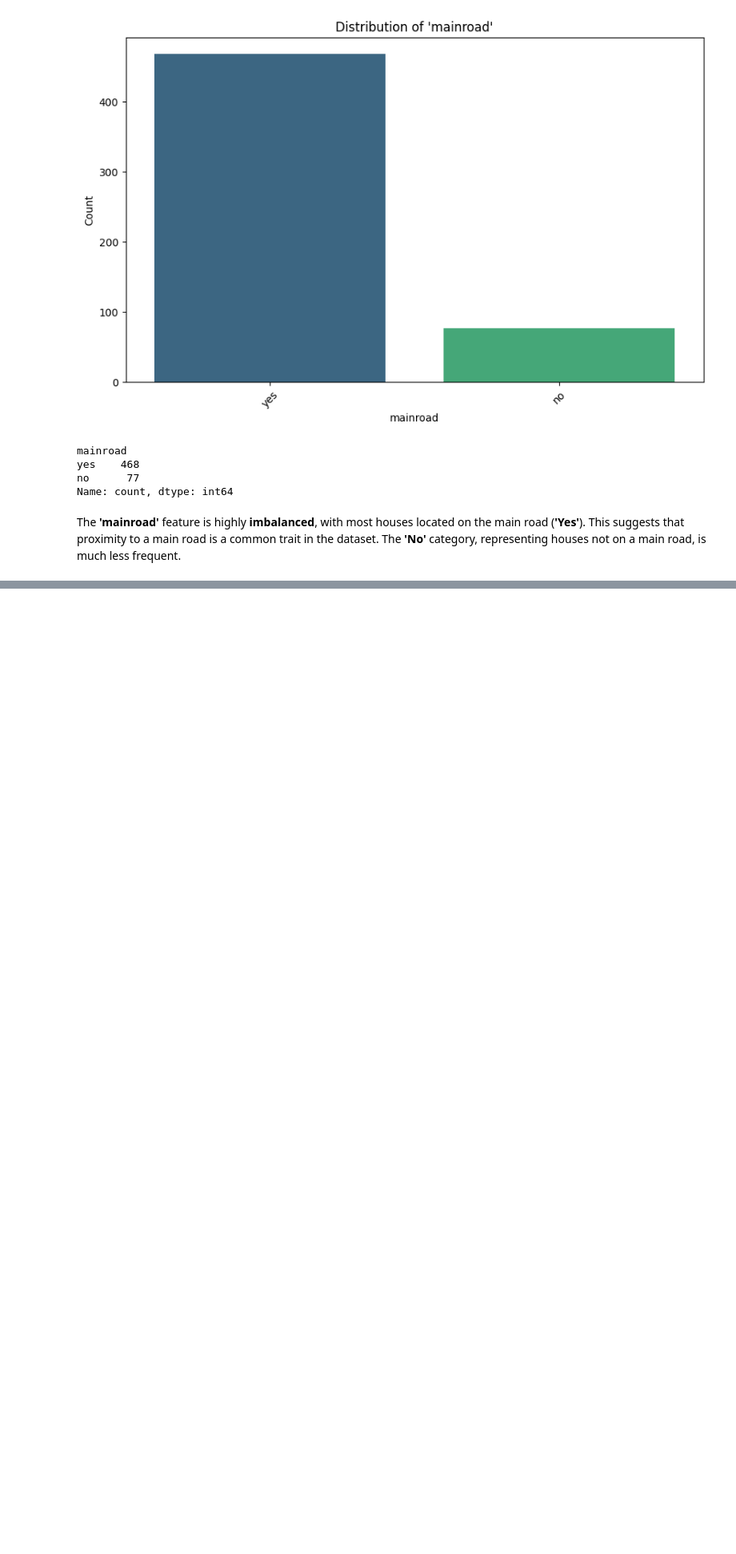
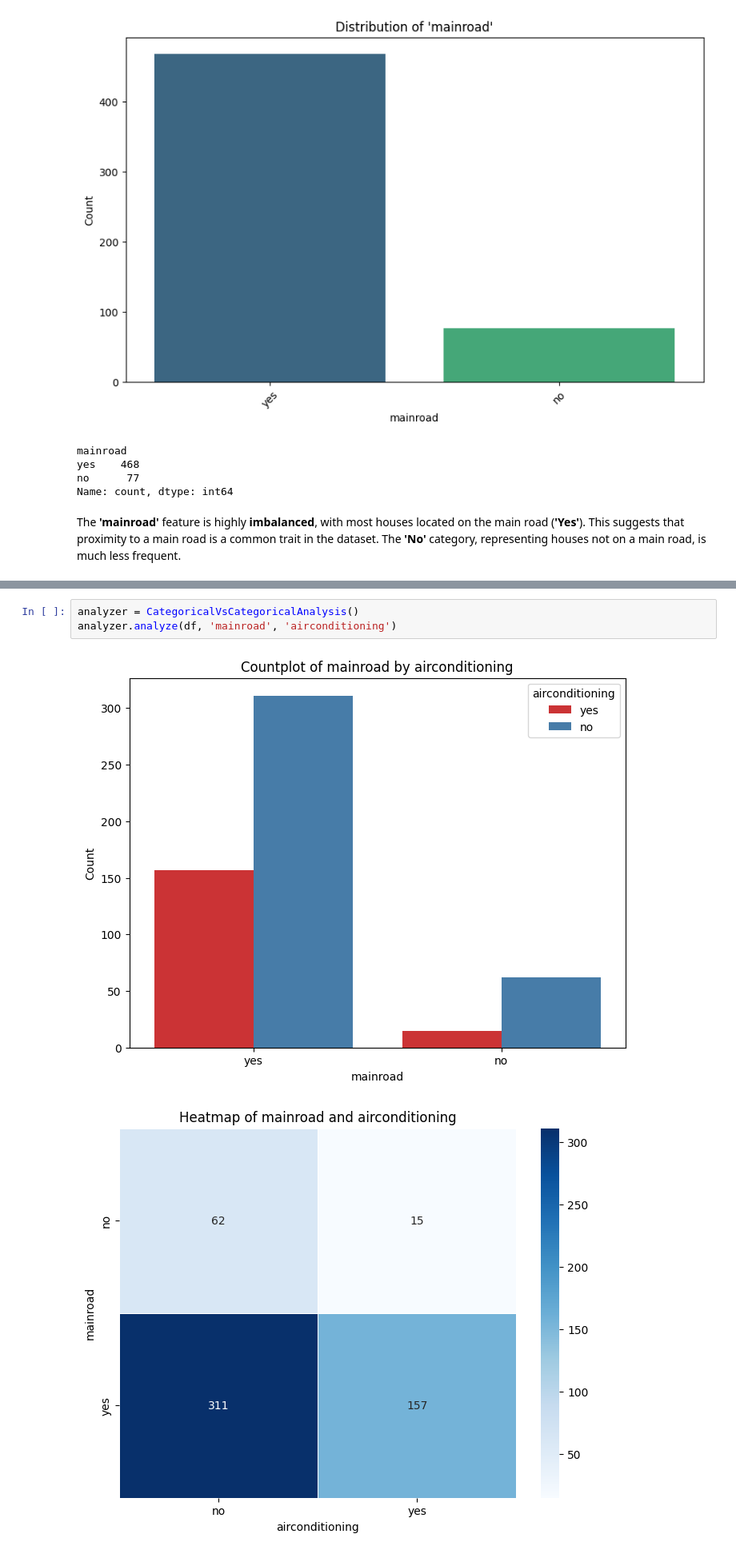
Before and after one commit to nassim1014/HousePrices_w_DP_and_ZenML, a Jupyter notebook: analysis/EDA.ipynb, the cells around one changed output, grey strips where cells are left out. Shown: that part at 80% size. Saved outputs shown, nothing was run; the diff lists cells and outputs as text; blank space fills up the shorter version.

```diff
--- a/analysis/EDA.ipynb
+++ b/analysis/EDA.ipynb
@@ -250,0 +247,6 @@ The **'mainroad'** feature is highly **imbalanced**, with most houses located on
+# %%
+analyzer = CategoricalVsCategoricalAnalysis()
+analyzer.analyze(df, 'mainroad', 'airconditioning')
+# %% [output]
+[figure, added]
+[figure, added]
```
Also changed, not shown: parts of 6 cells of this notebook, 2 other files.
